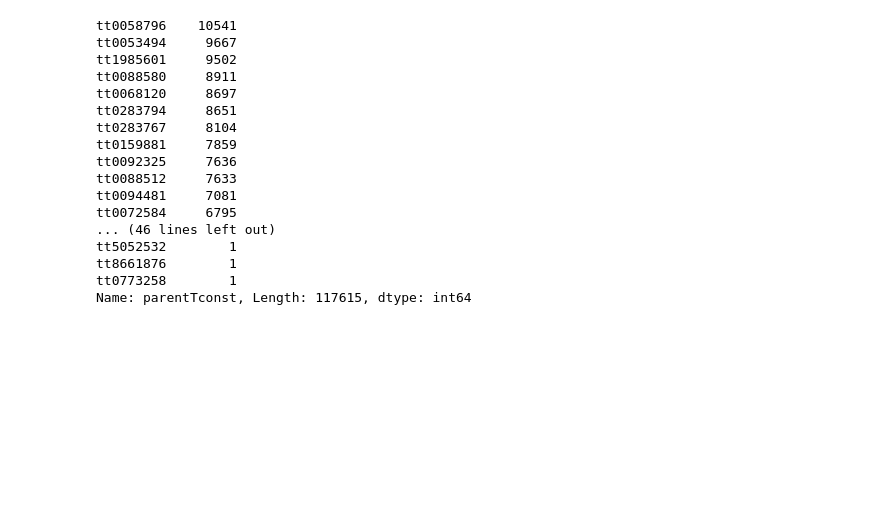
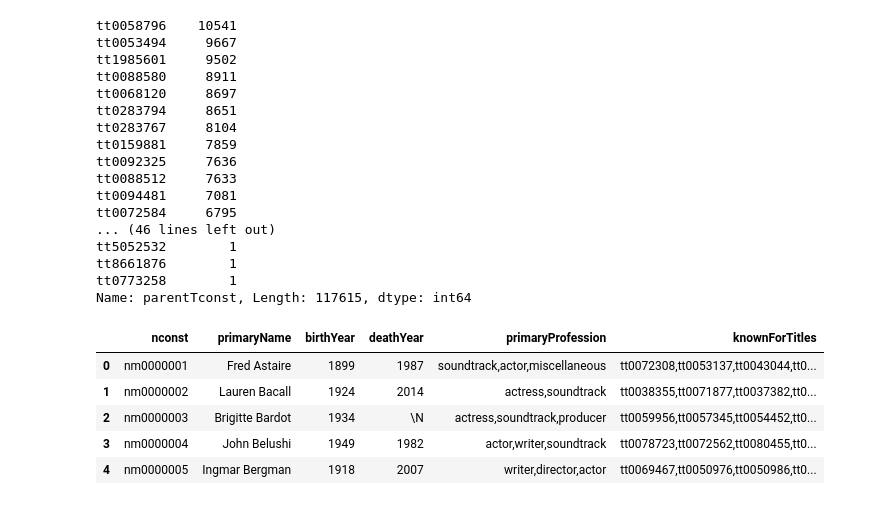
Before and after one commit to ketankokane94/CSCI_620_Data_Management_Project, a Jupyter notebook: dataAnalysisNotebook.ipynb, the cells around one changed output. Drawn from its saved outputs; the diff is of its cells as text; code cells hidden in the pictures; blank space fills up the shorter version.

```diff
--- a/dataAnalysisNotebook.ipynb
+++ b/dataAnalysisNotebook.ipynb
@@ -451,3 +451,15 @@ tt5052532        1
 tt8661876        1
 tt0773258        1
 Name: parentTconst, Length: 117615, dtype: int64
+# %%
+import pandas as pd
+person = pd.read_csv('name.basics.tsv',sep='\t')
+# %%
+person.head()
+# %% [output]
+|  | nconst | primaryName | birthYear | deathYear | primaryProfession | knownForTitles |
+| 0 | nm0000001 | Fred Astaire | 1899 | 1987 | soundtrack,actor,miscellaneous | tt0072308,tt0053137,tt0043044,tt0... |
+| 1 | nm0000002 | Lauren Bacall | 1924 | 2014 | actress,soundtrack | tt0038355,tt0071877,tt0037382,tt0... |
+| 2 | nm0000003 | Brigitte Bardot | 1934 | \N | actress,soundtrack,producer | tt0059956,tt0057345,tt0054452,tt0... |
+| 3 | nm0000004 | John Belushi | 1949 | 1982 | actor,writer,soundtrack | tt0078723,tt0072562,tt0080455,tt0... |
+| 4 | nm0000005 | Ingmar Bergman | 1918 | 2007 | writer,director,actor | tt0069467,tt0050976,tt0050986,tt0... |
```
Also changed, not shown: parts of 10 cells of this notebook, 1 other file.
